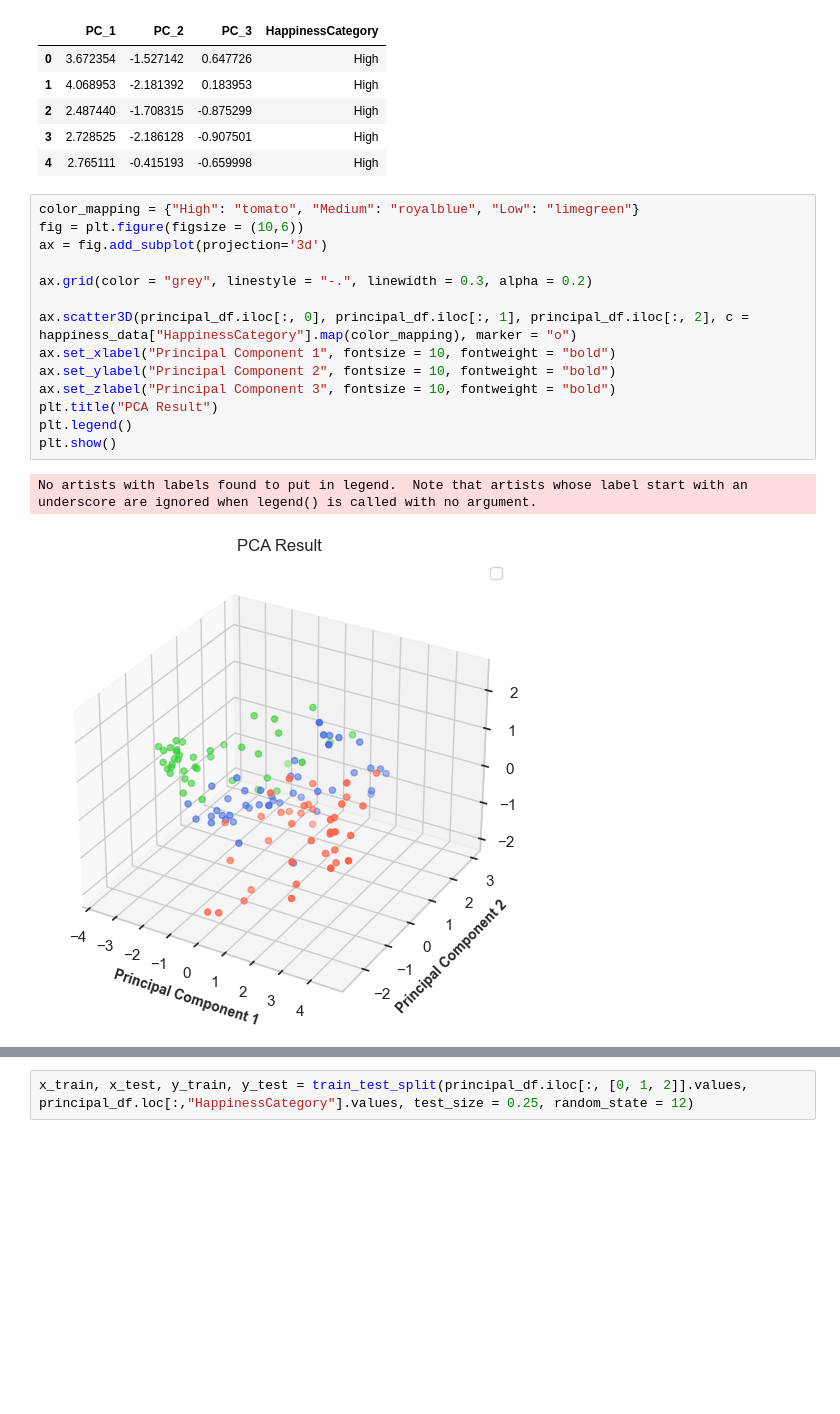
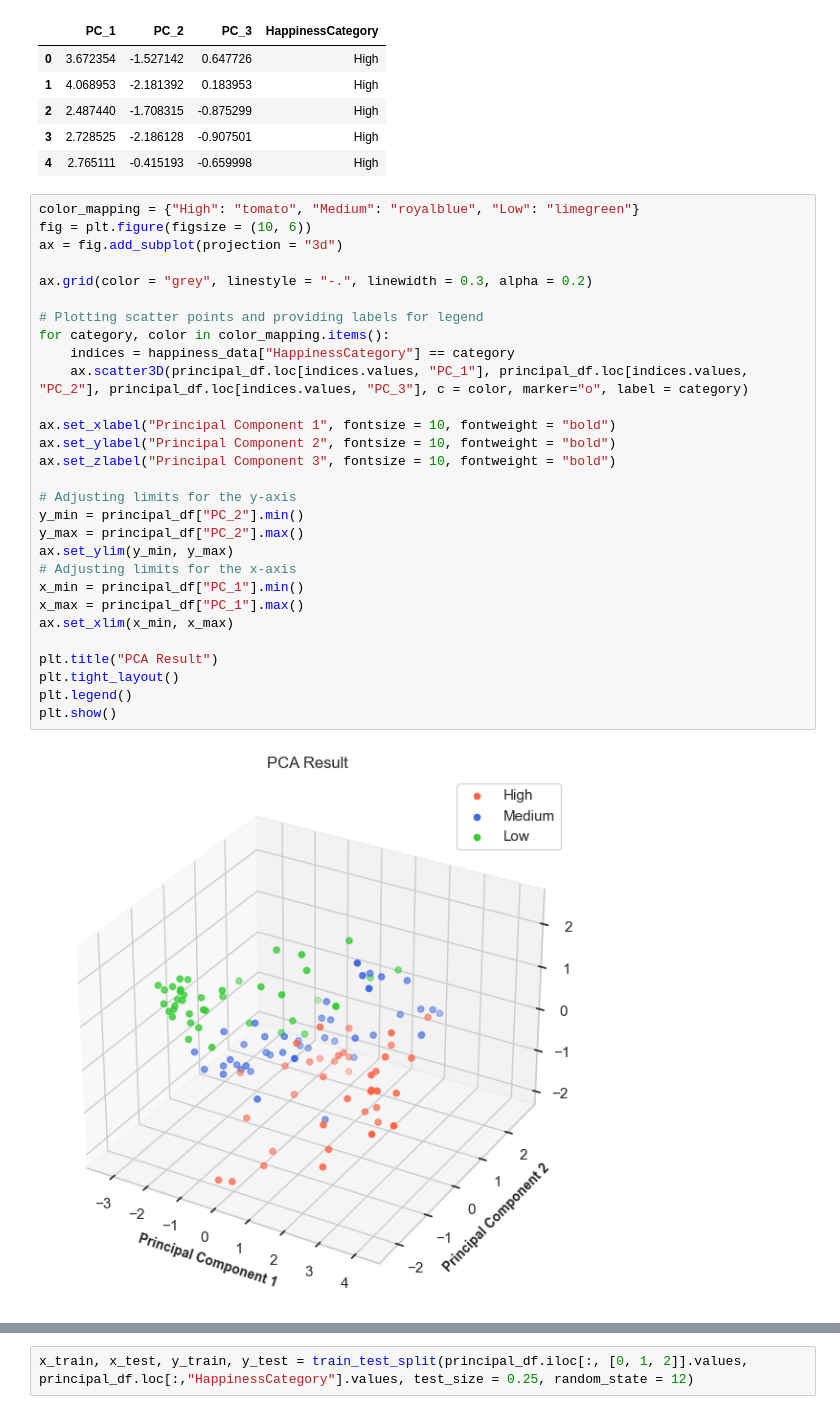
Before and after one commit to alessiasanfelici/Social_Research_Project, a Jupyter notebook: Alchool and Happiness.ipynb, the cells around one changed output, grey strips where cells are left out. Drawn from its saved outputs; the diff is of its cells as text; blank space fills up the shorter version.

```diff
--- a/Alchool and Happiness.ipynb
+++ b/Alchool and Happiness.ipynb
@@ -461,18 +495,32 @@ principal_df.head()
 | 4 | 2.765111 | -0.415193 | -0.659998 | High |
 # %%
 color_mapping = {"High": "tomato", "Medium": "royalblue", "Low": "limegreen"}
-fig = plt.figure(figsize = (10,6))
-ax = fig.add_subplot(projection='3d')
+fig = plt.figure(figsize = (10, 6))
+ax = fig.add_subplot(projection = "3d")
 
 ax.grid(color = "grey", linestyle = "-.", linewidth = 0.3, alpha = 0.2)
 
-ax.scatter3D(principal_df.iloc[:, 0], principal_df.iloc[:, 1], principal_df.iloc[:, 2], c = happiness_data["HappinessCategory"].map(color_mapping), marker = "o")
+# Plotting scatter points and providing labels for legend
+for category, color in color_mapping.items():
+    indices = happiness_data["HappinessCategory"] == category
+    ax.scatter3D(principal_df.loc[indices.values, "PC_1"], principal_df.loc[indices.values, "PC_2"], principal_df.loc[indices.values, "PC_3"], c = color, marker="o", label = category)
+
 ax.set_xlabel("Principal Component 1", fontsize = 10, fontweight = "bold")
 ax.set_ylabel("Principal Component 2", fontsize = 10, fontweight = "bold")
 ax.set_zlabel("Principal Component 3", fontsize = 10, fontweight = "bold")
+
+# Adjusting limits for the y-axis
+y_min = principal_df["PC_2"].min()
+y_max = principal_df["PC_2"].max()
+ax.set_ylim(y_min, y_max)
+# Adjusting limits for the x-axis
+x_min = principal_df["PC_1"].min()
+x_max = principal_df["PC_1"].max()
+ax.set_xlim(x_min, x_max)
+
 plt.title("PCA Result")
+plt.tight_layout()
 plt.legend()
 plt.show()
 # %% [output]
-No artists with labels found to put in legend.  Note that artists whose label start with an underscore are ignored when legend() is called with no argument.
-[figure, old version]
+[figure, new version]
```
Also changed, not shown: parts of 29 cells of this notebook, 1 other file.
